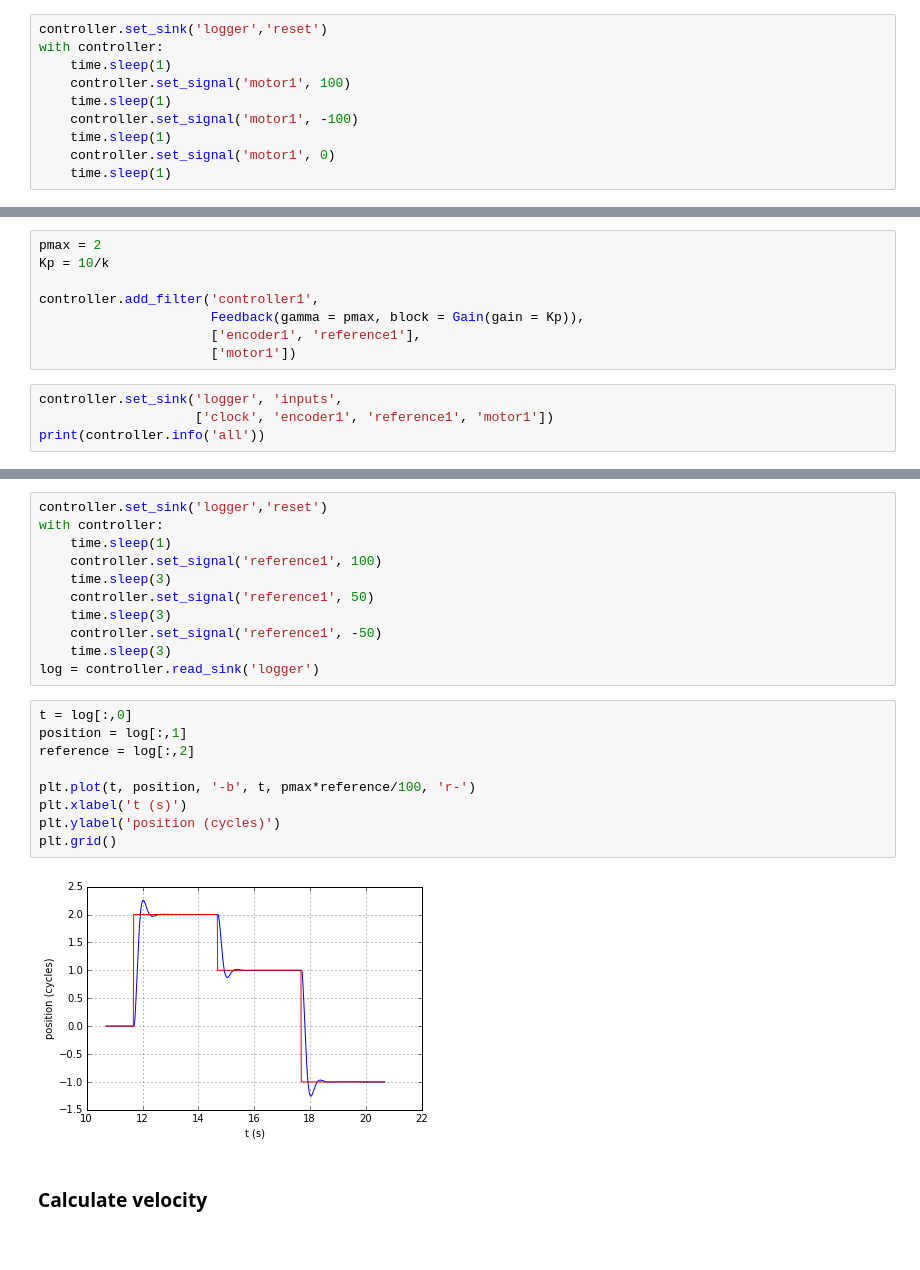
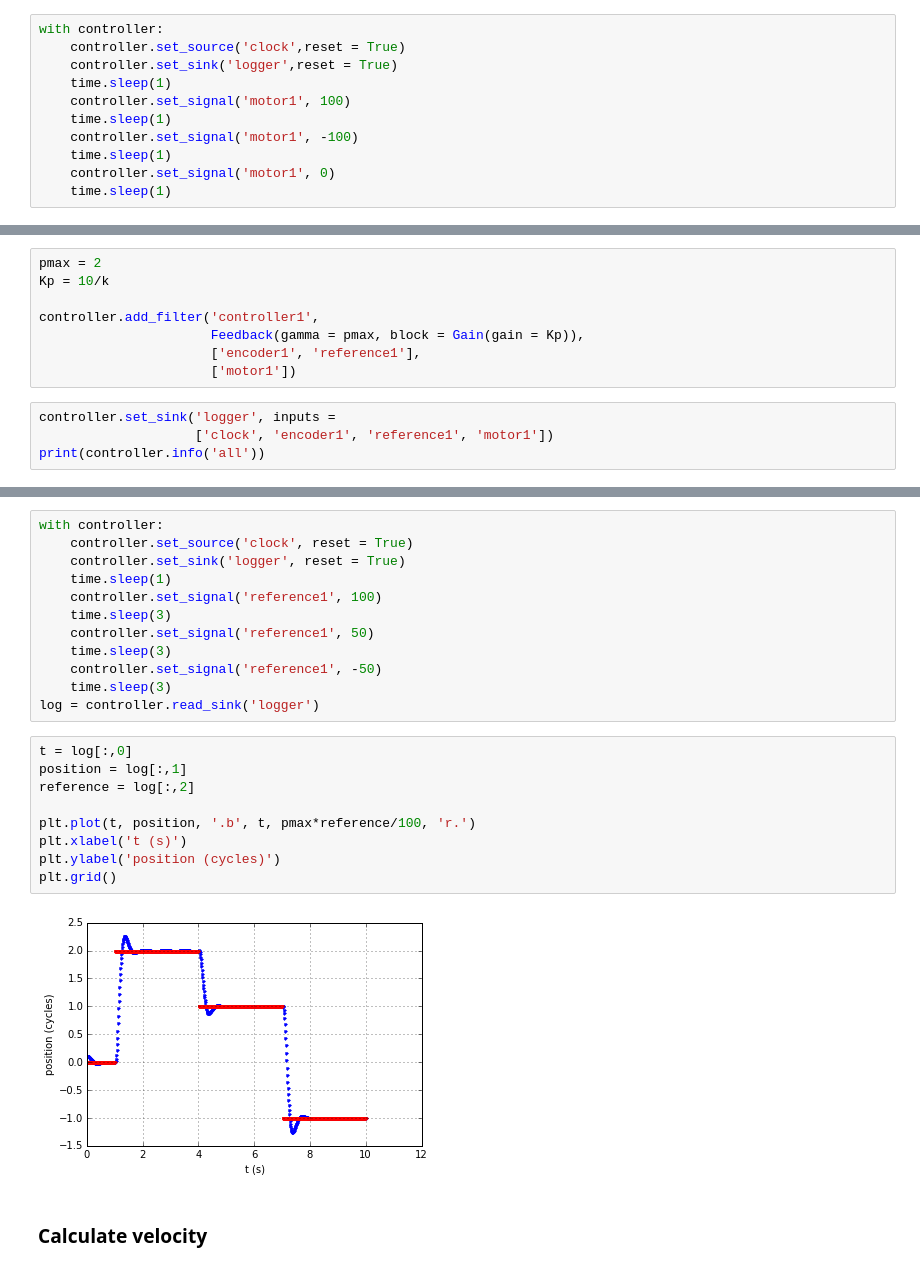
Before and after one commit to mcdeoliveira/pyctrl, a Jupyter notebook: python/notebook/TestController.ipynb, the cells around one changed output, grey strips where cells are left out. Cells and saved outputs as stored; diff of their text form.

Commit message:
Updated notebook TestController

```diff
--- a/python/notebook/TestController.ipynb
+++ b/python/notebook/TestController.ipynb
@@ -45,8 +47,9 @@ print(controller.info('all'))
 > sinks
   1. clock, encoder1 >> logger[enabled]
 # %%
-controller.set_sink('logger','reset')
 with controller:
+    controller.set_source('clock',reset = True)
+    controller.set_sink('logger',reset = True)
     time.sleep(1)
     controller.set_signal('motor1', 100)
     time.sleep(1)
@@ -79,7 +82,7 @@ controller.add_filter('controller1',
                       ['encoder1', 'reference1'],
                       ['motor1'])
 # %%
-controller.set_sink('logger', 'inputs',
+controller.set_sink('logger', inputs =
                     ['clock', 'encoder1', 'reference1', 'motor1'])
 print(controller.info('all'))
 # %% [output]
@@ -98,8 +102,9 @@ print(controller.info('all'))
 > sinks
   1. clock, encoder1, reference1, motor1 >> logger[enabled]
 # %%
-controller.set_sink('logger','reset')
 with controller:
+    controller.set_source('clock', reset = True)
+    controller.set_sink('logger', reset = True)
     time.sleep(1)
     controller.set_signal('reference1', 100)
     time.sleep(3)
@@ -111,14 +116,14 @@ log = controller.read_sink('logger')
 # %%
 t = log[:,0]
 position = log[:,1]
 reference = log[:,2]
 
-plt.plot(t, position, '-b', t, pmax*reference/100, 'r-')
+plt.plot(t, position, '.b', t, pmax*reference/100, 'r.')
 plt.xlabel('t (s)')
 plt.ylabel('position (cycles)')
 plt.grid()
 # %% [output]
-[figure, old version]
+[figure, new version]
 # %% [markdown]
 ### Calculate velocity
 # %%
```
Also changed, not shown: parts of 17 cells of this notebook, 3 other files.
